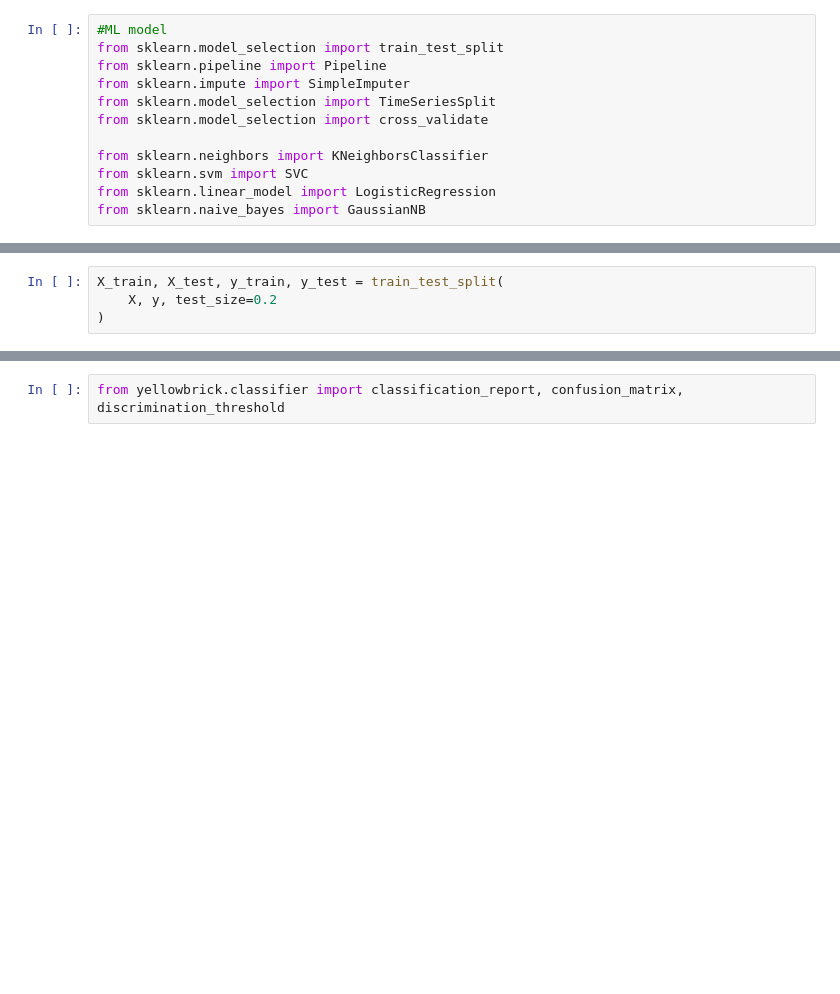
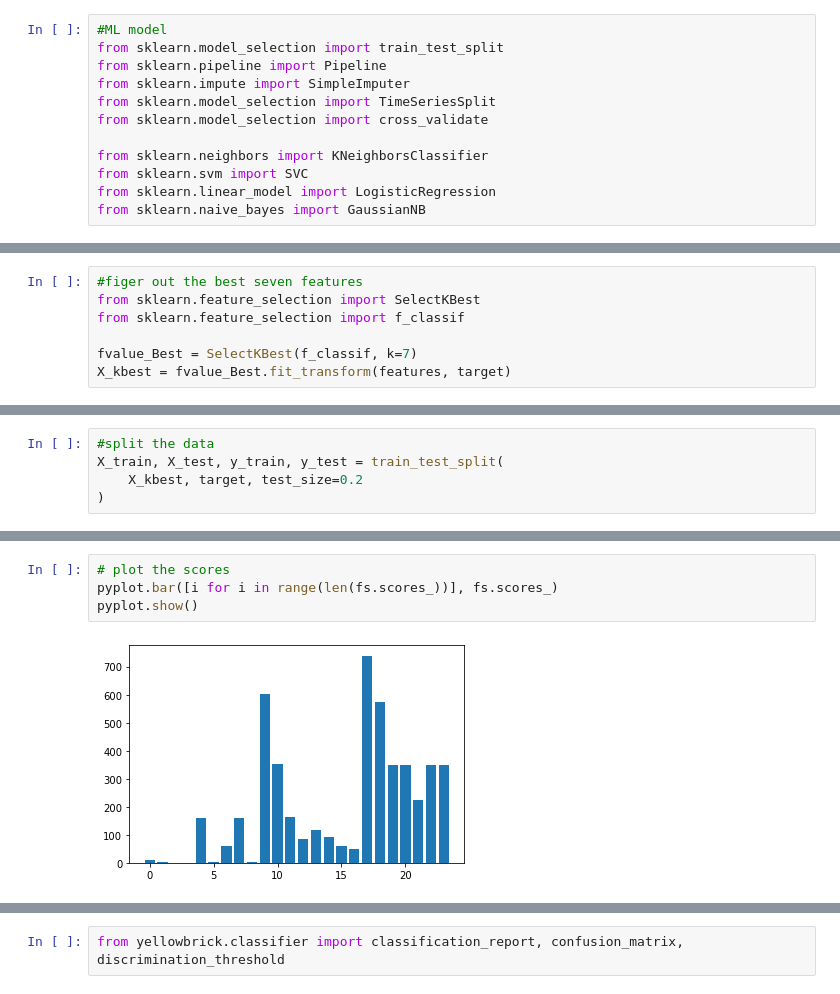
Before and after one commit to georgetown-analytics/MLB, a Jupyter notebook: ML_Wrangling.ipynb, the cells around one changed output, grey strips where cells are left out. Saved outputs shown, nothing was run; the diff lists cells and outputs as text; blank space fills up the shorter version.

```diff
--- a/ML_Wrangling.ipynb
+++ b/ML_Wrangling.ipynb
@@ -116,0 +191,7 @@ y = Binarizer(threshold=0.0).fit_transform([target])[0]
+# %%
+#figer out the best seven features
+from sklearn.feature_selection import SelectKBest
+from sklearn.feature_selection import f_classif
+
+fvalue_Best = SelectKBest(f_classif, k=7)
+X_kbest = fvalue_Best.fit_transform(features, target)
@@ -117,4 +204,5 @@ y = Binarizer(threshold=0.0).fit_transform([target])[0]
 # %%
+#split the data
 X_train, X_test, y_train, y_test = train_test_split(
-    X, y, test_size=0.2
+    X_kbest, target, test_size=0.2
 )
@@ -120,0 +245,6 @@ X_train, X_test, y_train, y_test = train_test_split(
+# %%
+# plot the scores
+pyplot.bar([i for i in range(len(fs.scores_))], fs.scores_)
+pyplot.show()
+# %% [output]
+[figure, added]
```
Also changed, not shown: parts of 39 cells of this notebook.
